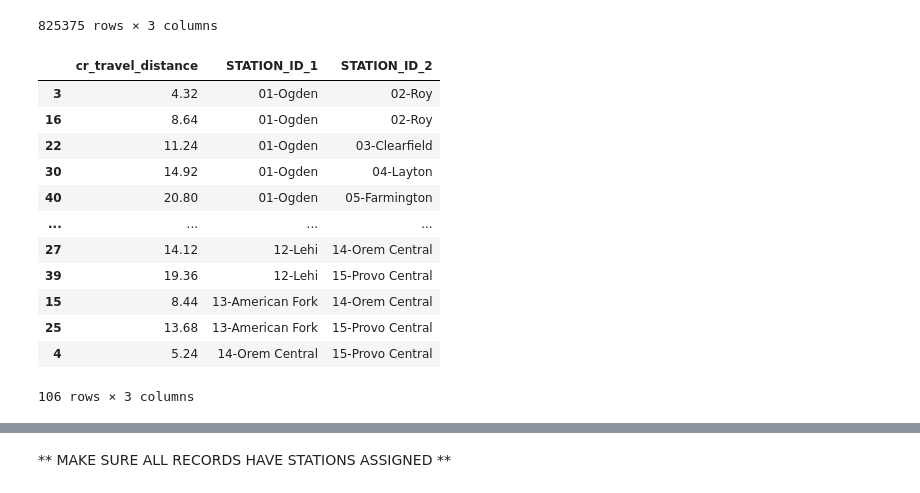
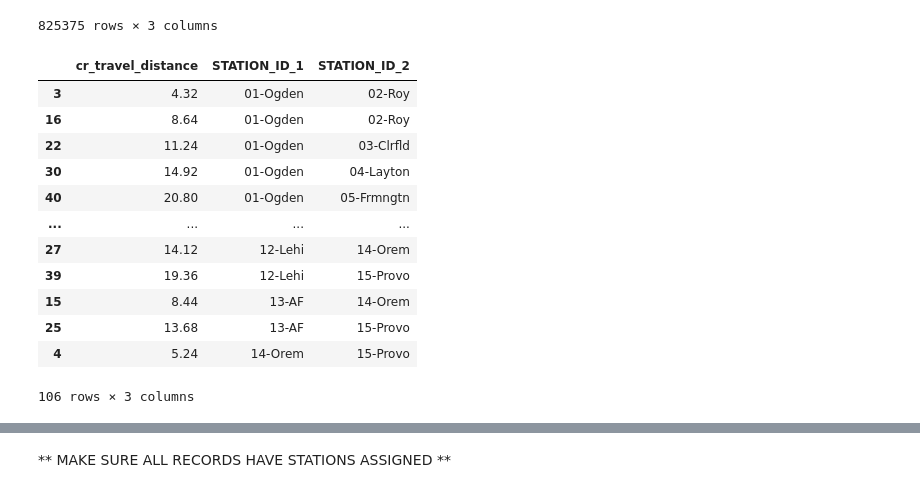
Before and after one commit to WFRCAnalytics/TDM-DEV-v920-E2-Analysis, a Jupyter notebook: 2.A3-StationToStationPairs.ipynb, the cells around one changed output, grey strips where cells are left out. Cells and saved outputs as stored; diff of their text form; code cells hidden in the pictures.

```diff
--- a/2.A3-StationToStationPairs.ipynb
+++ b/2.A3-StationToStationPairs.ipynb
@@ -54,6 +54,28 @@ crt_station_obs_names_df
 | 16 | 41.094769 | -112.013807 | Clearfield | 663.0 | 3 | 03-Clearfield |
 | 17 | 41.188757 | -112.039378 | Roy | 500.0 | 2 | 02-Roy |
 | 18 | 41.224285 | -111.980631 | Ogden | 368.0 | 1 | 01-Ogden |
+# %%
+# Mapping of old station names to new ones
+station_name_mapping = {
+    "15-Provo Central"     : "15-Provo",
+    "14-Orem Central"      : "14-Orem",
+    "13-American Fork"     : "13-AF",
+    "12-Lehi"              : "12-Lehi",
+    "11-Draper"            : "11-Draper",
+    "10-South Jordan"      : "10-SJ",
+    "09-Murray Central"    : "09-Murray",
+    "08-Salt Lake Central" : "08-SLCntrl",
+    "07-North Temple"      : "07-NTemple",
+    "06-Woods Cross"       : "06-WC",
+    "05-Farmington"        : "05-Frmngtn",
+    "04-Layton"            : "04-Layton",
+    "03-Clearfield"        : "03-Clrfld",
+    "02-Roy"               : "02-Roy",
+    "01-Ogden"             : "01-Ogden"
+}
+
+# Rename station IDs in the dataframe
+crt_station_obs_names_df['STATION_ID'] = crt_station_obs_names_df['STATION_ID'].replace(station_name_mapping)
 # %%
 # Perform Cartesian Join (self-join)
 crossed_df = crt_station_obs_names_df.merge(
@@ -88,15 +110,15 @@ model_paths = {
 #   "E2.14.1-TDM-Recalib"                            : "E:/GitHub/WF-TDM-v9x/Scenarios/v920-E2.14.1/BY_2019",
 #   "E2.14.2-TDM-Recalib-100-divisor-removed"        : "E:/GitHub/WF-TDM-v9x/Scenarios/v920-E2.14.2/BY_2019",
 #   "E2.14.3-TDM-Recalib-second-part-ivt-removed"    : "E:/GitHub/WF-TDM-v9x/Scenarios/v920-E2.14.3/BY_2019",
-    "E2.14.4-TDM-Recalib-IvtClean-RunFac2.5"         : "E:/GitHub/WF-TDM-v9x/Scenarios/v920-E2.14.4/BY_2019",
-    "E2.7.3-IVT-Test"                                : "E:/GitHub/WF-TDM-v9x/Scenarios/v920-E2.7.3/BY_2019",
+    "1-TDM-Recalib"                                  : "E:/GitHub/WF-TDM-v9x/Scenarios/v920-E2.14.4/BY_2019",
+    "2-IVT-Test"                                     : "E:/GitHub/WF-TDM-v9x/Scenarios/v920-E2.7.3/BY_2019",
 #   "E2.13.2-Single-TLF-RunFac-2.5"                  : "E:/GitHub/WF-TDM-v9x/Scenarios/v920-E2.13.2/BY_2019",
 #   "E2.13.3-Purpose-TLF-RunFac-2.5"                 : "E:/GitHub/WF-TDM-v9x/Scenarios/v920-E2.13.3/BY_2019",
 #   "E2.13.4-PurpPrd-TLF-RunFac-2.5"                 : "E:/GitHub/WF-TDM-v9x/Scenarios/v920-E2.13.4/BY_2019",
 #   "E2.13.4.2-PurpPrd-TLF-RunFac-2.5-NonZero-Calib" : "E:/GitHub/WF-TDM-v9x/Scenarios/v920-E2.13.4.2/BY_2019",
-    "E2.13.4.3-PurpPrd-TLF-RunFac-2.5"               : "E:/GitHub/WF-TDM-v9x/Scenarios/v920-E2.13.4.3/BY_2019",
+    "3-ASC-Bin-By-Distance"                          : "E:/GitHub/WF-TDM-v9x/Scenarios/v920-E2.13.4.3/BY_2019",
 #   "E2.13.5-PurpPrd-TLF-RunFac-2.5-wIvtTest"        : "E:/GitHub/WF-TDM-v9x/Scenarios/v920-E2.13.5/BY_2019",
-    "E2.13.5.2-PurpPrd-TLF-RunFac-2.5-wIvtTest"      : "E:/GitHub/WF-TDM-v9x/Scenarios/v920-E2.13.5.2/BY_2019"
+    "4-ASC-Bin-By-Distance-wIvtTest"                 : "E:/GitHub/WF-TDM-v9x/Scenarios/v920-E2.13.5.2/BY_2019"
 }
 # %%
 # Define transit skim files
@@ -255,46 +277,46 @@ crdist_df
 model_results[key]
 
 # use walk, since drive to crt gives interesting results between SLC Central and North Temple
 combined_for_station_pairs_df = pd.merge(crdist_df, crt_station_obs_names_crossed_df, left_on=['I','J'], right_on=['TAZID_1','TAZID_2'])
 station_pair_crt_distances_df = combined_for_station_pairs_df[['cr_travel_distance','STATION_ID_1','STATION_ID_2']].drop_duplicates()
 station_pair_crt_distances_df
 
 # manually add -- manually created matrix from station to next station distances to find closest
 _df_temp = pd.DataFrame([
-    [0.78, '07-North Temple', '08-Salt Lake Central' ],
+    [0.78, '07-NTemple', '08-SLCntrl' ],
     # THESE ARE STRANGE, IT DUPLICATES DISTANCE BETWEEN SOME STATION PAIRS!!!
     [8.64, '01-Ogden', '02-Roy'], # 4.32 x 2
-    [14.32, '08-Salt Lake Central', '09-Murray Central'], # 7.16 x 2
-    [6.48, '10-South Jordan', '11-Draper'] # 3.24 x 2
+    [14.32, '08-SLCntrl', '09-Murray'], # 7.16 x 2
+    [6.48, '10-SJ', '11-Draper'] # 3.24 x 2
 ], columns=['cr_travel_distance', 'STATION_ID_1', 'STATION_ID_2'])
 station_pair_crt_distances_df = pd.concat([station_pair_crt_distances_df, _df_temp])
 
 #
-## IMPORTANT NOTE: Clearfield to Salt Lake Central and Woods Cross to Draper have the same distance!
+## IMPORTANT NOTE: Clearfield to SL Central and Woods Cross to Draper have the same distance!
 ## SO JUST COMBINE THEM FOR EASE
 #
 # Group by cr_travel_distance and concatenate STATION_ID_1 and STATION_ID_2
 station_pair_crt_distances_df = station_pair_crt_distances_df.groupby("cr_travel_distance").agg({
     "STATION_ID_1": lambda x: ", ".join(map(str, x)),
     "STATION_ID_2": lambda x: ", ".join(map(str, x))
 }).reset_index()
 
 station_pair_crt_distances_df.sort_values(
     by=["STATION_ID_1", "STATION_ID_2"], ascending=[True, True]
 )
 # %% [output]
 |  | cr_travel_distance | STATION_ID_1 | STATION_ID_2 |
 | 3 | 4.32 | 01-Ogden | 02-Roy |
 | 16 | 8.64 | 01-Ogden | 02-Roy |
-| 22 | 11.24 | 01-Ogden | 03-Clearfield |
+| 22 | 11.24 | 01-Ogden | 03-Clrfld |
 | 30 | 14.92 | 01-Ogden | 04-Layton |
-| 40 | 20.80 | 01-Ogden | 05-Farmington |
+| 40 | 20.80 | 01-Ogden | 05-Frmngtn |
 | ... | ... | ... | ... |
-| 27 | 14.12 | 12-Lehi | 14-Orem Central |
-| 39 | 19.36 | 12-Lehi | 15-Provo Central |
-| 15 | 8.44 | 13-American Fork | 14-Orem Central |
-| 25 | 13.68 | 13-American Fork | 15-Provo Central |
-| 4 | 5.24 | 14-Orem Central | 15-Provo Central |
+| 27 | 14.12 | 12-Lehi | 14-Orem |
+| 39 | 19.36 | 12-Lehi | 15-Provo |
+| 15 | 8.44 | 13-AF | 14-Orem |
+| 25 | 13.68 | 13-AF | 15-Provo |
+| 4 | 5.24 | 14-Orem | 15-Provo |
 106 rows × 3 columns
 # %%
 model_results_with_station_pairs_df = pd.merge(model_results_df, station_pair_crt_distances_df, on=['cr_travel_distance'], how='left')
```
Also changed, not shown: parts of 17 cells of this notebook, 1 other file.
